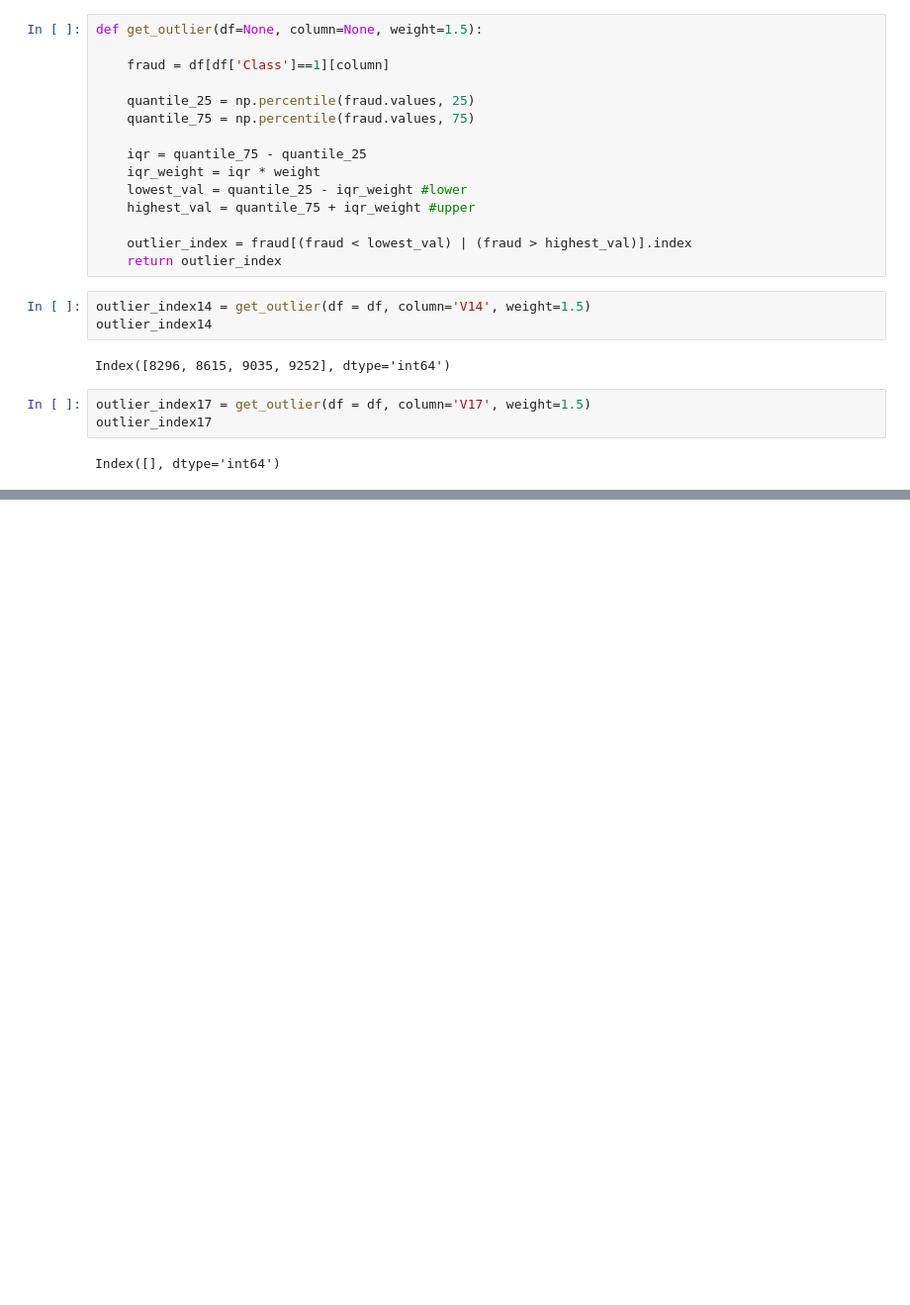
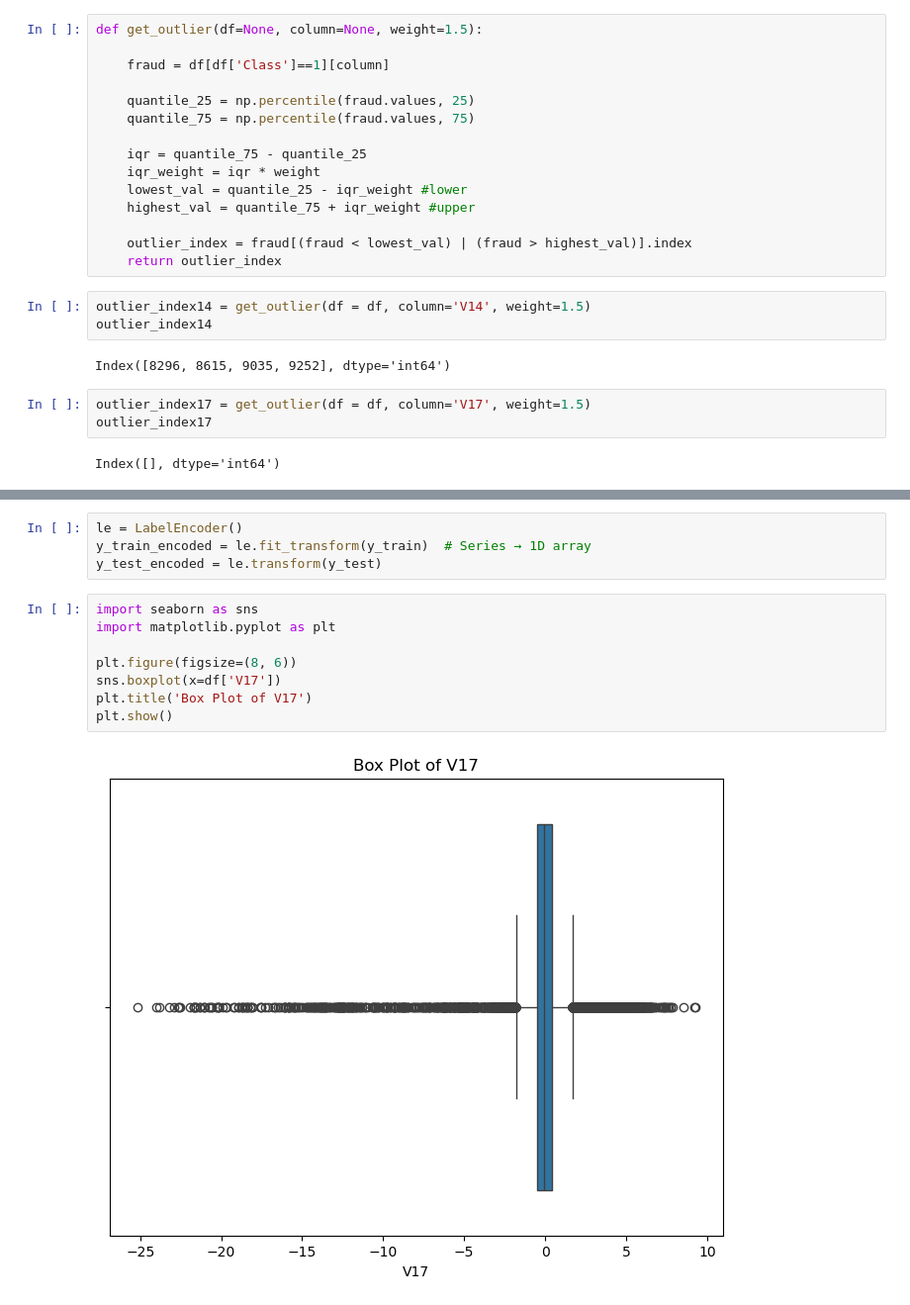
Before and after one commit to bhjin97/HomeGit, a Jupyter notebook: 신용카드위조감지.ipynb, the cells around one changed output, grey strips where cells are left out. Shown: that part at 99% size. Cells and saved outputs as stored; diff of their text form; blank space fills up the shorter version.

```diff
--- a/신용카드위조감지.ipynb
+++ b/신용카드위조감지.ipynb
@@ -202,0 +227,14 @@ Index([], dtype='int64')
+# %%
+le = LabelEncoder()
+y_train_encoded = le.fit_transform(y_train)  # Series → 1D array
+y_test_encoded = le.transform(y_test)
+# %%
+import seaborn as sns
+import matplotlib.pyplot as plt
+
+plt.figure(figsize=(8, 6))
+sns.boxplot(x=df['V17'])
+plt.title('Box Plot of V17')
+plt.show()
+# %% [output]
+[figure, added]
```
Also changed, not shown: parts of 7 cells of this notebook, 1 other file.
